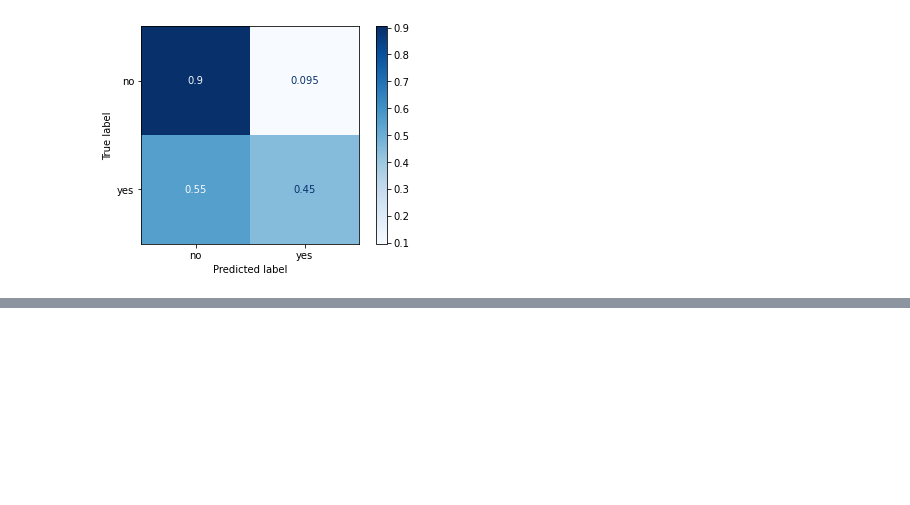
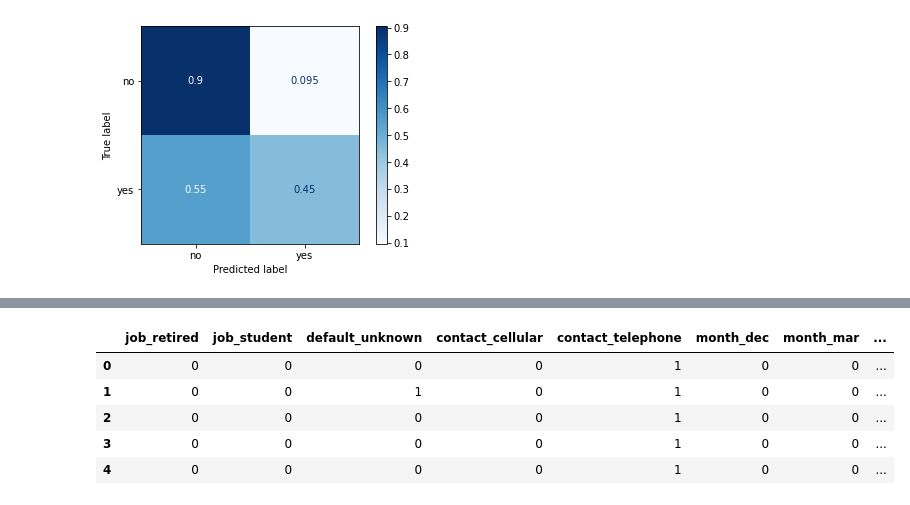
Before and after one commit to matthewswogger/Bank-Telemarketing, a Jupyter notebook: notebooks/4_gridsearch_models.ipynb, the cells around one changed output, grey strips where cells are left out. Saved outputs shown, nothing was run; the diff lists cells and outputs as text; code cells hidden in the pictures; blank space fills up the shorter version.

Commit message:
need new branch to test a thought

```diff
--- a/notebooks/4_gridsearch_models.ipynb
+++ b/notebooks/4_gridsearch_models.ipynb
@@ -353,0 +289,9 @@ fig.show()
+# %%
+test.loc[:, 'job_retired':].head()
+# %% [output]
+|  | job_retired | job_student | default_unknown | contact_cellular | contact_telephone | month_dec | month_mar | ... |
+| 0 | 0 | 0 | 0 | 0 | 1 | 0 | 0 | ... |
+| 1 | 0 | 0 | 1 | 0 | 1 | 0 | 0 | ... |
+| 2 | 0 | 0 | 0 | 0 | 1 | 0 | 0 | ... |
+| 3 | 0 | 0 | 0 | 0 | 1 | 0 | 0 | ... |
+| 4 | 0 | 0 | 0 | 0 | 1 | 0 | 0 | ... |
```
Also changed, not shown: parts of 20 cells of this notebook, 2 other files.
